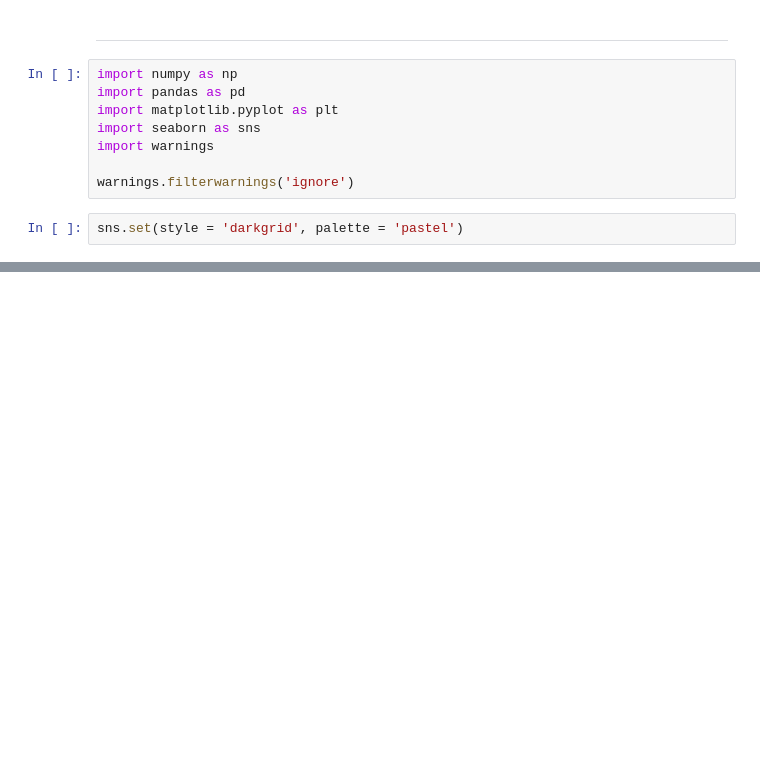
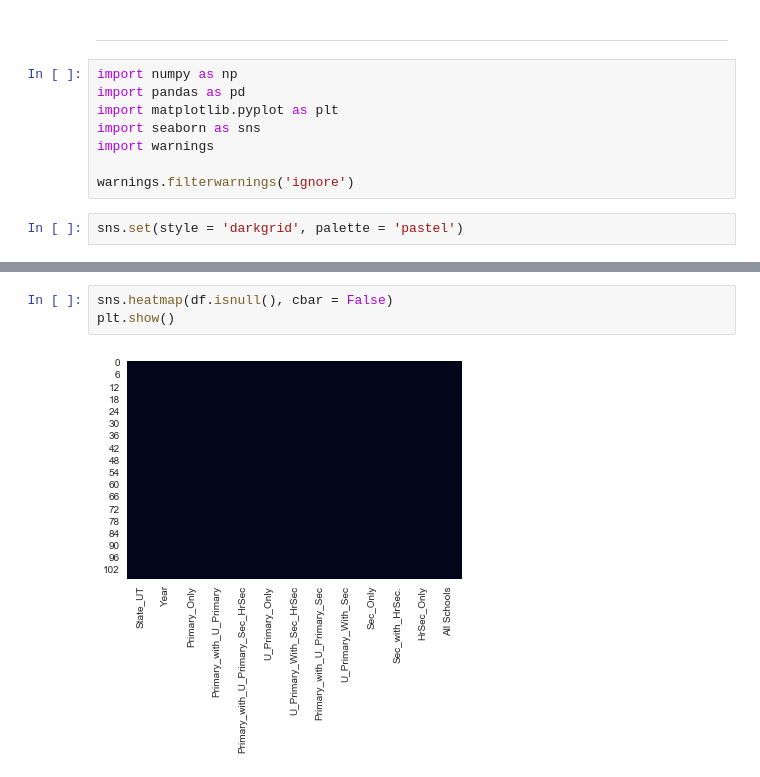
Before and after one commit to hashbanger/Data_Capstone_Mini_Projects, a Jupyter notebook: Indian School Analysis/3. Analysis Notebooks/SchoolComputers.ipynb, the cells around one changed output, grey strips where cells are left out. Drawn from its saved outputs; the diff is of its cells as text; blank space fills up the shorter version.

```diff
--- a/Indian School Analysis/3. Analysis Notebooks/SchoolComputers.ipynb
+++ b/Indian School Analysis/3. Analysis Notebooks/SchoolComputers.ipynb
@@ -31,0 +54,5 @@ df.head(10)
+# %%
+sns.heatmap(df.isnull(), cbar = False)
+plt.show()
+# %% [output]
+[figure, added]
```
Also changed, not shown: parts of 11 cells of this notebook.
